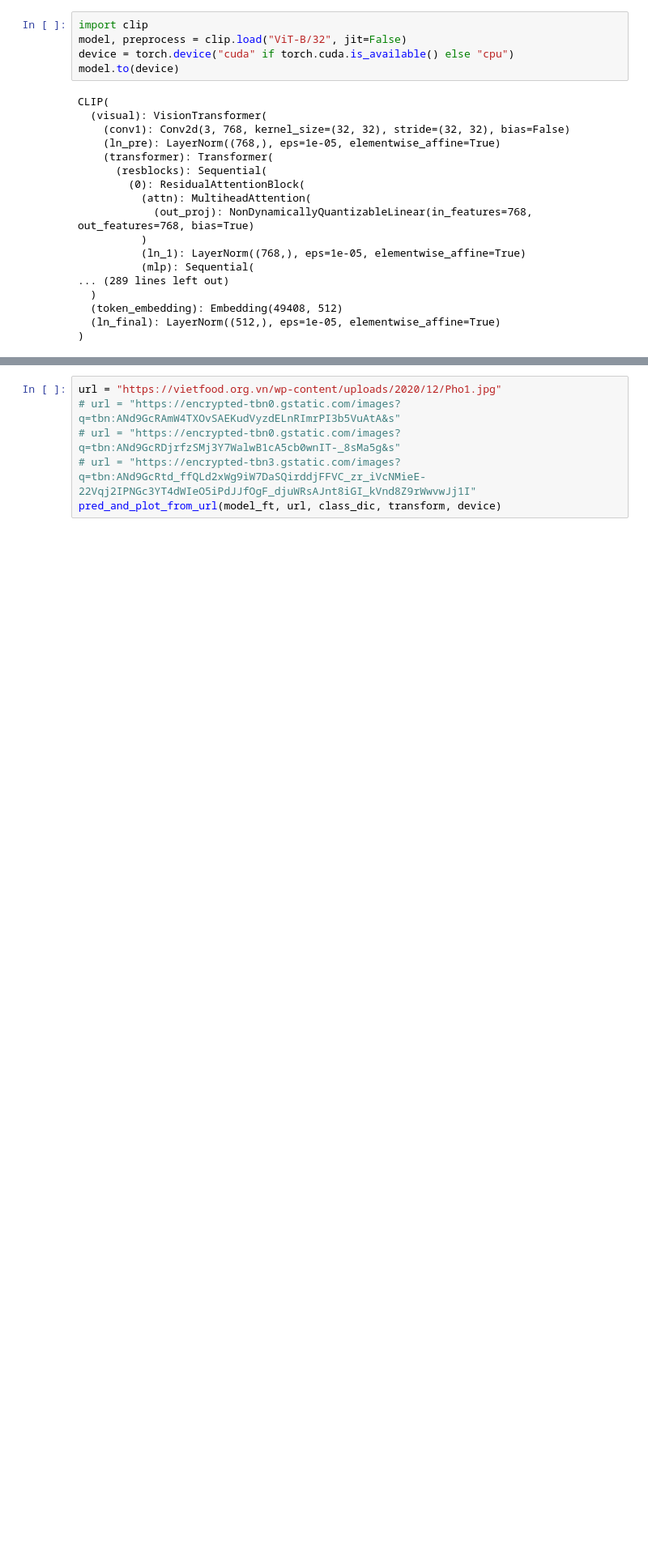
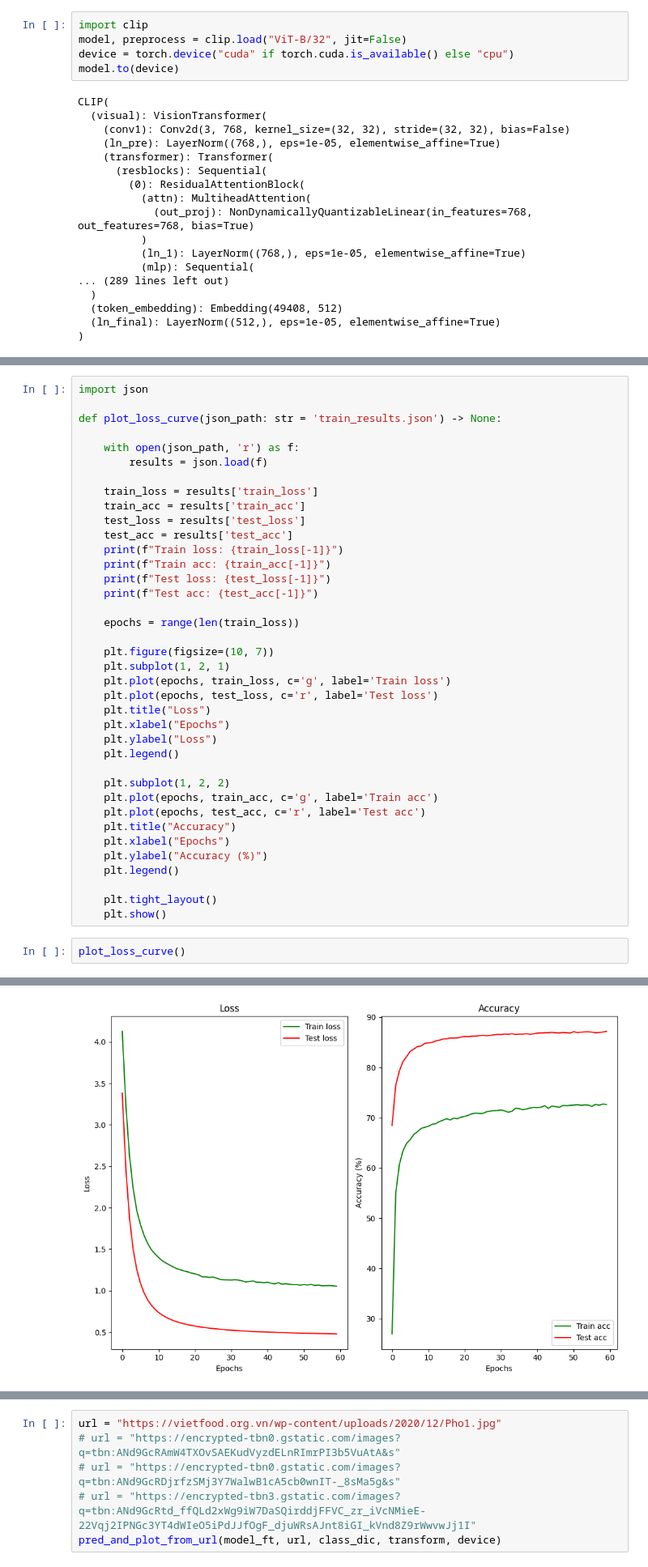
Before and after one commit to nat1124/foodclassify, a Jupyter notebook: foodclassify.ipynb, the cells around one changed output, grey strips where cells are left out. Shown at 81% size. Cells and saved outputs as stored; diff of their text form; blank space fills up the shorter version.

```diff
--- a/foodclassify.ipynb
+++ b/foodclassify.ipynb
@@ -603,0 +297,41 @@ plt.show()
+# %%
+import json
+
+def plot_loss_curve(json_path: str = 'train_results.json') -> None:
+
+    with open(json_path, 'r') as f:
+        results = json.load(f)
+
+    train_loss = results['train_loss']
+    train_acc = results['train_acc']
+    test_loss = results['test_loss']
+    test_acc = results['test_acc']
+    print(f"Train loss: {train_loss[-1]}")
+    print(f"Train acc: {train_acc[-1]}")
+    print(f"Test loss: {test_loss[-1]}")
+    print(f"Test acc: {test_acc[-1]}")
+
+    epochs = range(len(train_loss))
+
+    plt.figure(figsize=(10, 7))
+    plt.subplot(1, 2, 1)
+    plt.plot(epochs, train_loss, c='g', label='Train loss')
+    plt.plot(epochs, test_loss, c='r', label='Test loss')
+    plt.title("Loss")
+    plt.xlabel("Epochs")
+    plt.ylabel("Loss")
+    plt.legend()
+
+    plt.subplot(1, 2, 2)
+    plt.plot(epochs, train_acc, c='g', label='Train acc')
+    plt.plot(epochs, test_acc, c='r', label='Test acc')
+    plt.title("Accuracy")
+    plt.xlabel("Epochs")
+    plt.ylabel("Accuracy (%)")
+    plt.legend()
+
+    plt.tight_layout()
+    plt.show()
+# %%
+plot_loss_curve()
+# %% [output]
@@ -604,3 +342,4 @@ plt.show()
+[figure, added]
 # %%
 def pred_and_plot(model, image_path, class_dic, transform, device):
     index_to_class = {idx: name for name, idx in class_dic.items()}
```
Also changed, not shown: parts of 26 cells of this notebook, 5 other files.
